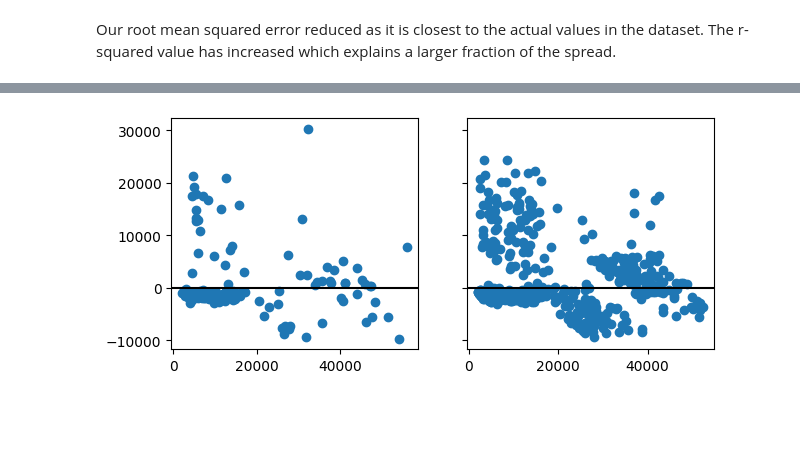
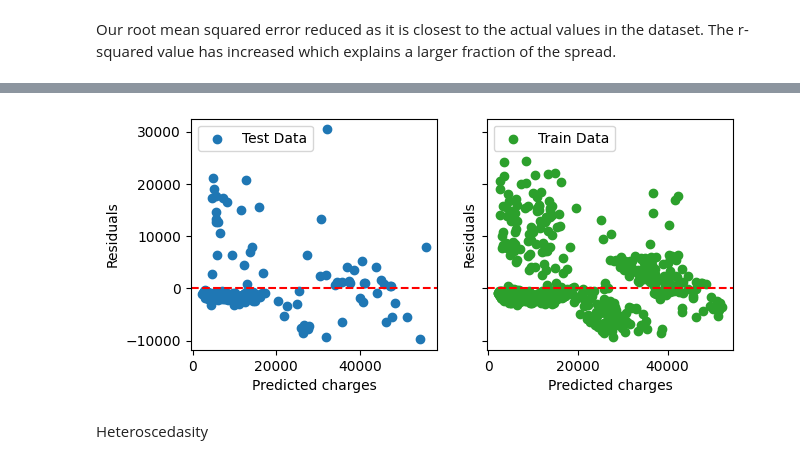
Before and after one commit to AngelX62/ml_Medical_Cost, a Jupyter notebook: medical_cost_pred.ipynb, the cells around one changed output, grey strips where cells are left out. Saved outputs shown, nothing was run; the diff lists cells and outputs as text; code cells hidden in the pictures; blank space fills up the shorter version.

```diff
--- a/medical_cost_pred.ipynb
+++ b/medical_cost_pred.ipynb
@@ -233,6 +233,7 @@ The degree 2 model offers a strong balance between model simplicity and predicti
 # Use make_pipeline that lets us chain preprocessing steps
 fin_model = make_pipeline(FunctionTransformer(np.log1p, validate=True),
                           PolynomialFeatures(degree=2, include_bias=False),
+                          StandardScaler(),
                           LinearRegression()
                          )
 # %%
@@ -272,15 +274,20 @@ x_max = max(y_pred_train.max(), y_pred_test.max())
 # %%
 fig, (ax1, ax2) = plt.subplots(
     1, 2, figsize=(7, 3), sharey=True)
 
 ax1.scatter(
     y_pred_test, y_test - y_pred_test, # Residual formula
-    label='Test Data')
+    label='Test Data', color='tab:blue')
 ax2.scatter(
     y_pred_train, y_train - y_pred_train,
-    label='Train Data')
+    label='Train Data', color='tab:green')
 
 for ax in (ax1, ax2):
-    ax.axhline(0, color='black')
+    ax.axhline(0, color='red', linestyle="--")
+    ax.set_xlabel("Predicted charges")
+    ax.set_ylabel("Residuals")
+    ax.legend(loc="upper left")
 # %% [output]
-[figure, old version]
+[figure, new version]
+# %% [markdown]
+Heteroscedasity
```
Also changed, not shown: parts of 8 cells of this notebook.
